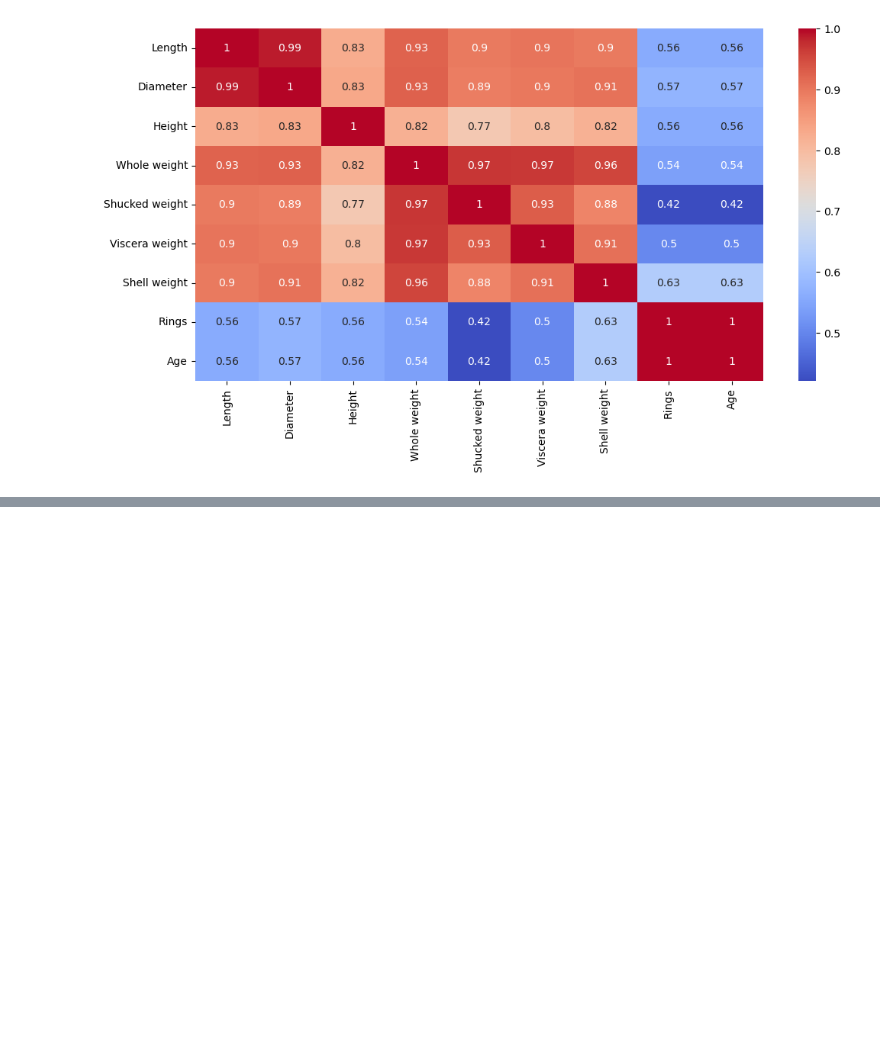
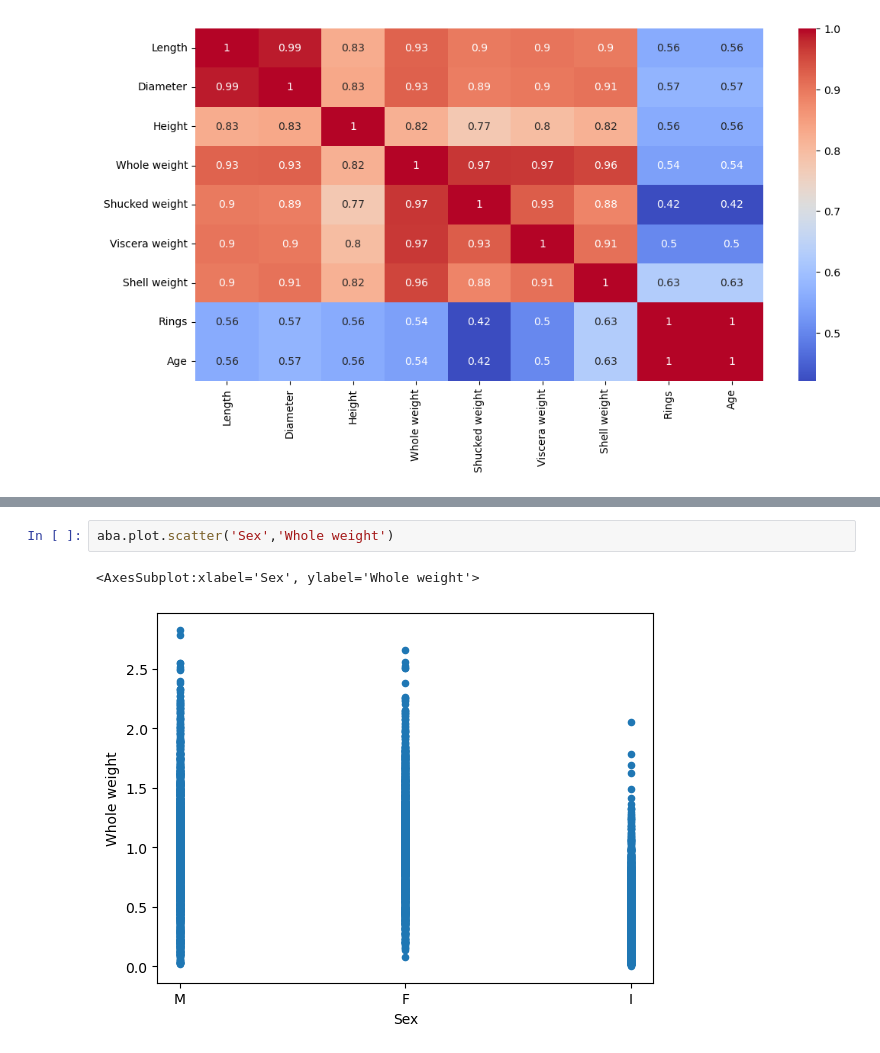
Before and after one commit to The-DigitalAcademy/Abalone_Dashboard, a Jupyter notebook: Abalone_Analysis.ipynb, the cells around one changed output, grey strips where cells are left out. Drawn from its saved outputs; the diff is of its cells as text; blank space fills up the shorter version.

```diff
--- a/Abalone_Analysis.ipynb
+++ b/Abalone_Analysis.ipynb
@@ -129,0 +156,5 @@ sns.heatmap(aba.corr(),cmap='coolwarm',annot=True)
+# %%
+aba.plot.scatter('Sex','Whole weight')
+# %% [output]
+<AxesSubplot:xlabel='Sex', ylabel='Whole weight'>
+[figure, added]
```
Also changed, not shown: parts of 10 cells of this notebook.
